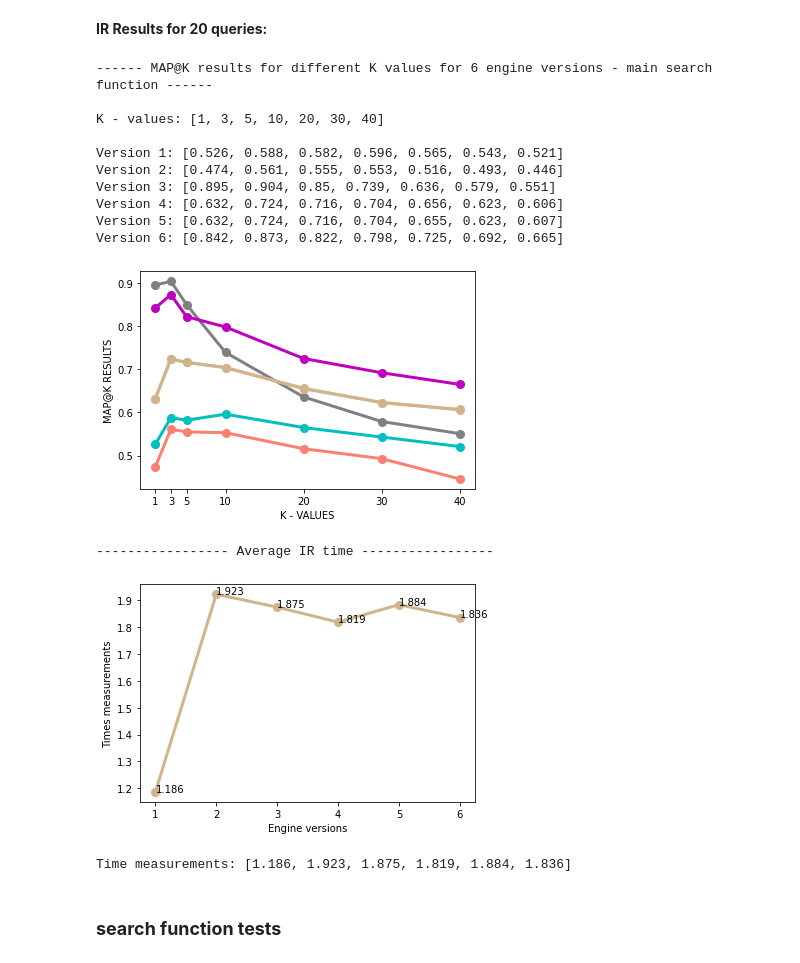
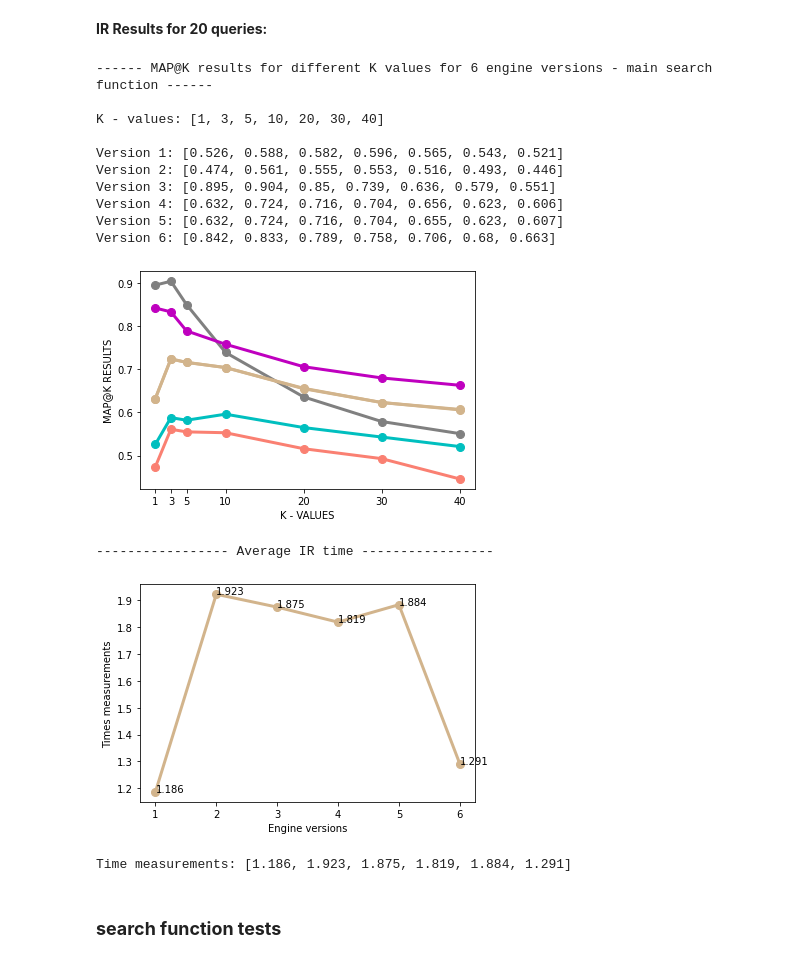
Before and after one commit to Naama133/WIKI_IR_ENGINE, a Jupyter notebook: Engine_performance_measurments.ipynb, the cells around one changed output. Cells and saved outputs as stored; diff of their text form; code cells hidden in the pictures.

```diff
--- a/Engine_performance_measurments.ipynb
+++ b/Engine_performance_measurments.ipynb
@@ -168,39 +168,39 @@ def map_at_k_for_versions(results):
     plt.plot(x, results[4], color='tan', linewidth=3, marker='o', markersize=8)
     plt.plot(x, results[5], color='m', linewidth=3, marker='o', markersize=8)
     plt.xticks(x)
     plt.xlabel('K - VALUES')
     plt.ylabel('MAP@K RESULTS')
     plt.show()
 
 print("")
 
 map_at_k_for_versions([results_1,results_2,results_3,results_4,results_5,results_6])
 
 print("")
 print("")
-times = [1.186,1.923,1.875 ,1.819, 1.884, 1.836]
+times = [1.186,1.923,1.875 ,1.819, 1.884, 1.291]
 print("")
 print("----------------- Average IR time -----------------")
 print("")
 plot__IR_time_per_version(times)
 print("")
 print("Time measurements: " + str(times))
 print("")
 # %% [output]
 ------ MAP@K results for different K values for 6 engine versions - main search function ------
 
 K - values: [1, 3, 5, 10, 20, 30, 40]
 
 Version 1: [0.526, 0.588, 0.582, 0.596, 0.565, 0.543, 0.521]
 Version 2: [0.474, 0.561, 0.555, 0.553, 0.516, 0.493, 0.446]
 Version 3: [0.895, 0.904, 0.85, 0.739, 0.636, 0.579, 0.551]
 Version 4: [0.632, 0.724, 0.716, 0.704, 0.656, 0.623, 0.606]
 Version 5: [0.632, 0.724, 0.716, 0.704, 0.655, 0.623, 0.607]
-Version 6: [0.842, 0.873, 0.822, 0.798, 0.725, 0.692, 0.665]
+Version 6: [0.842, 0.833, 0.789, 0.758, 0.706, 0.68, 0.663]
-[figure, old version]
+[figure, new version]
 ----------------- Average IR time -----------------
-[figure, old version]
+[figure, new version]
-Time measurements: [1.186, 1.923, 1.875, 1.819, 1.884, 1.836]
+Time measurements: [1.186, 1.923, 1.875, 1.819, 1.884, 1.291]
 # %% [markdown]
 ### **search function tests**
 # %% [markdown]
```
Also changed, not shown: parts of 2 cells of this notebook.
